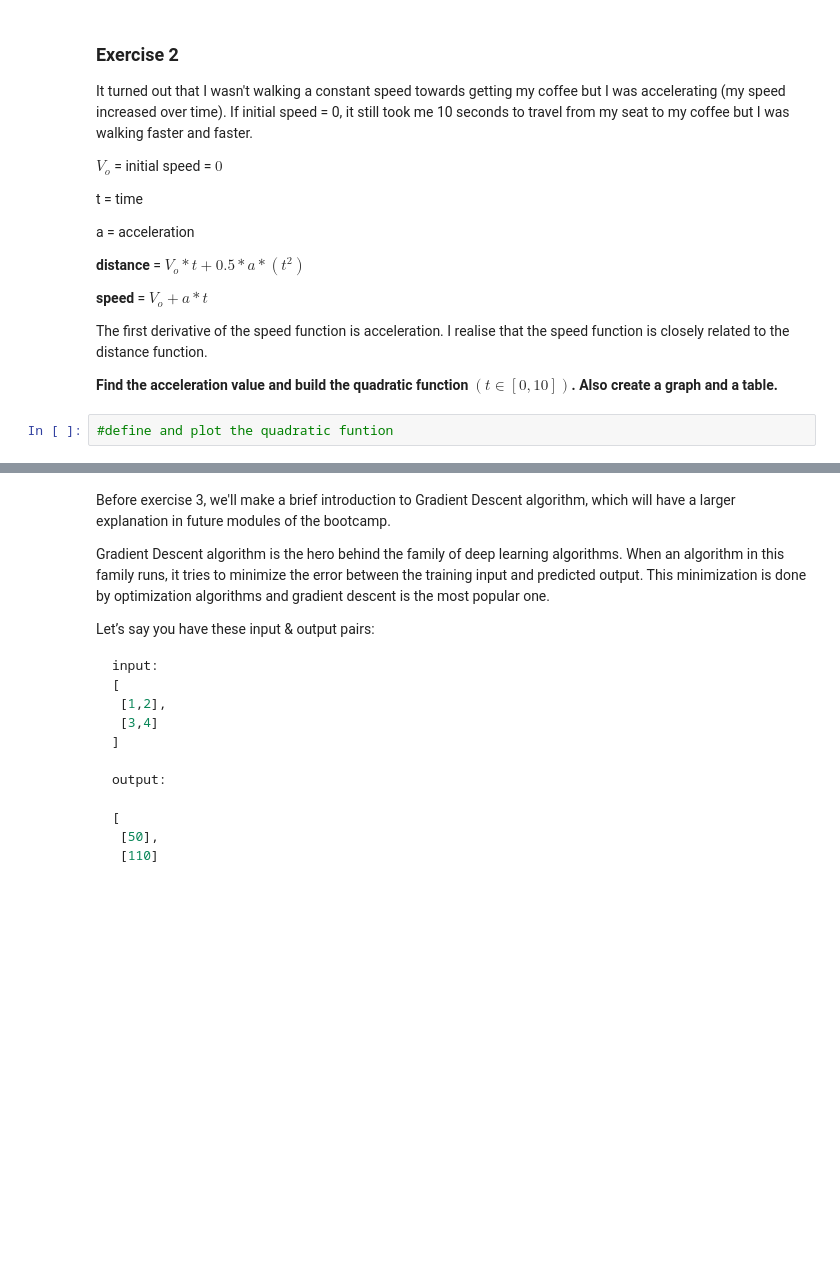
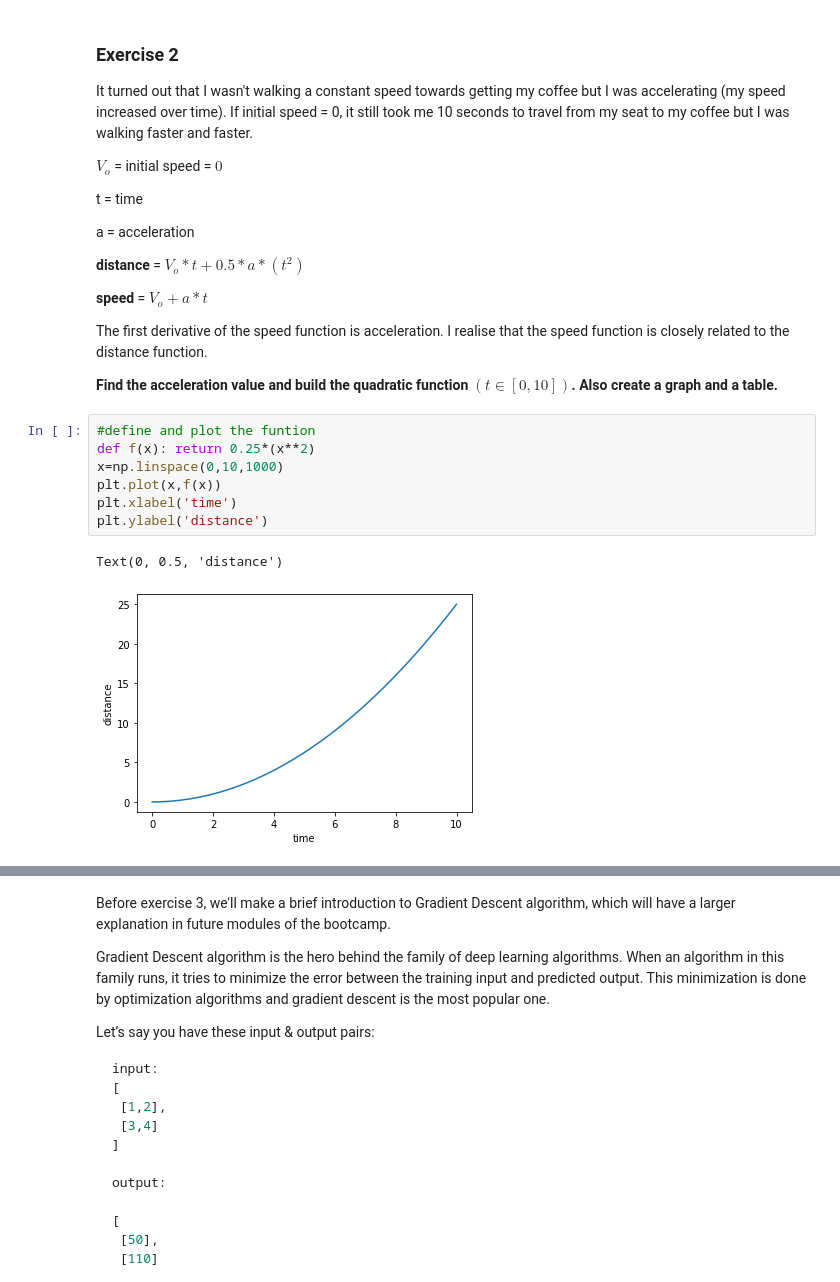
Before and after one commit to camidelgado/calculus-and-algebra-problems-with-python, a Jupyter notebook: problems.ipynb, the cells around one changed output, grey strips where cells are left out. Saved outputs shown, nothing was run; the diff lists cells and outputs as text; blank space fills up the shorter version.

```diff
--- a/problems.ipynb
+++ b/problems.ipynb
@@ -50,6 +76,14 @@ The first derivative of the speed function is acceleration. I realise that the s
 
 **Find the acceleration value and build the quadratic function  $(t ∈ [0,10])$. Also create a graph and a table.**
 # %%
-#define and plot the quadratic funtion
+#define and plot the funtion
+def f(x): return 0.25*(x**2)
+x=np.linspace(0,10,1000)
+plt.plot(x,f(x))
+plt.xlabel('time')
+plt.ylabel('distance')
+# %% [output]
+Text(0, 0.5, 'distance')
+[figure, added]
 # %%
 #create a dataframe
```
Also changed, not shown: parts of 17 cells of this notebook.
